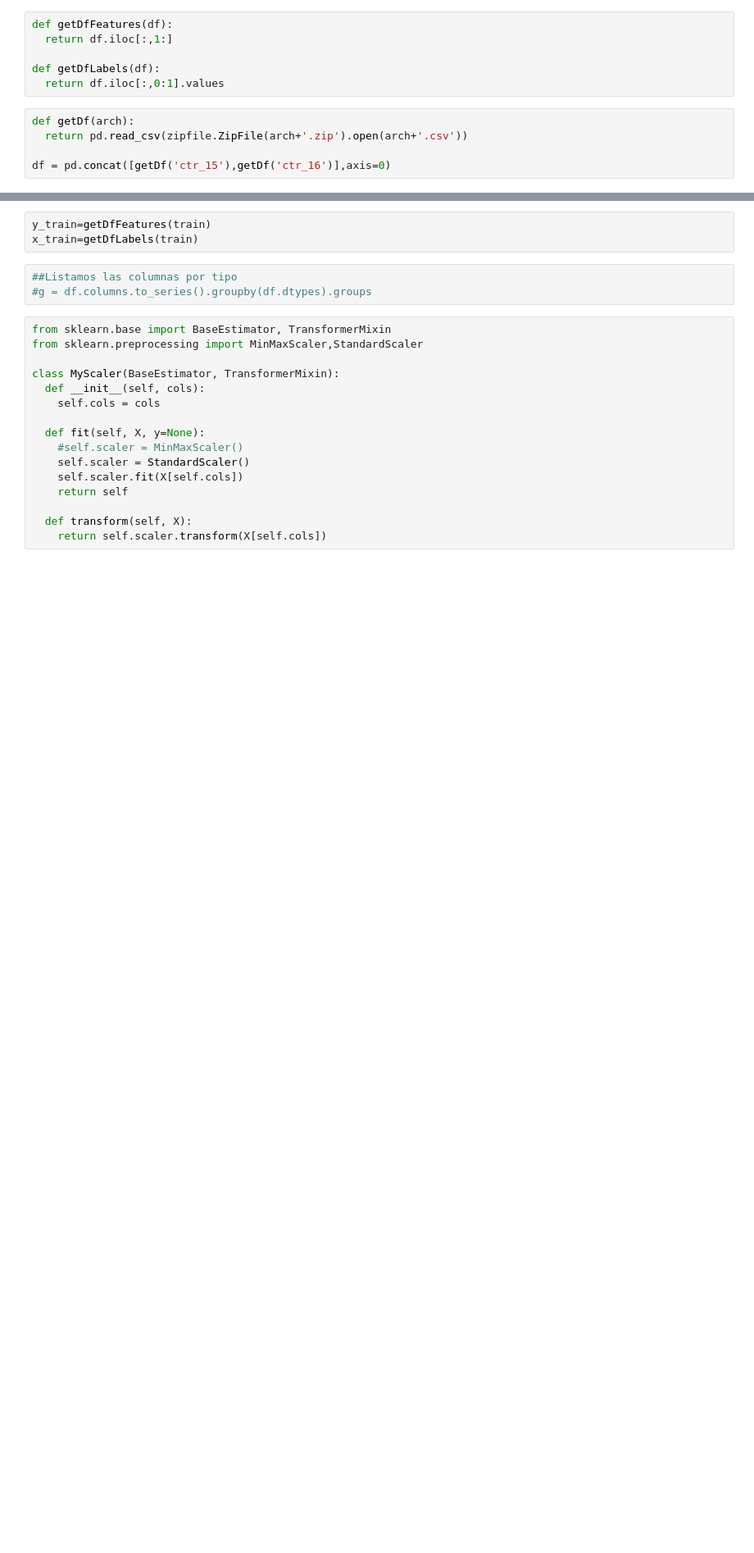
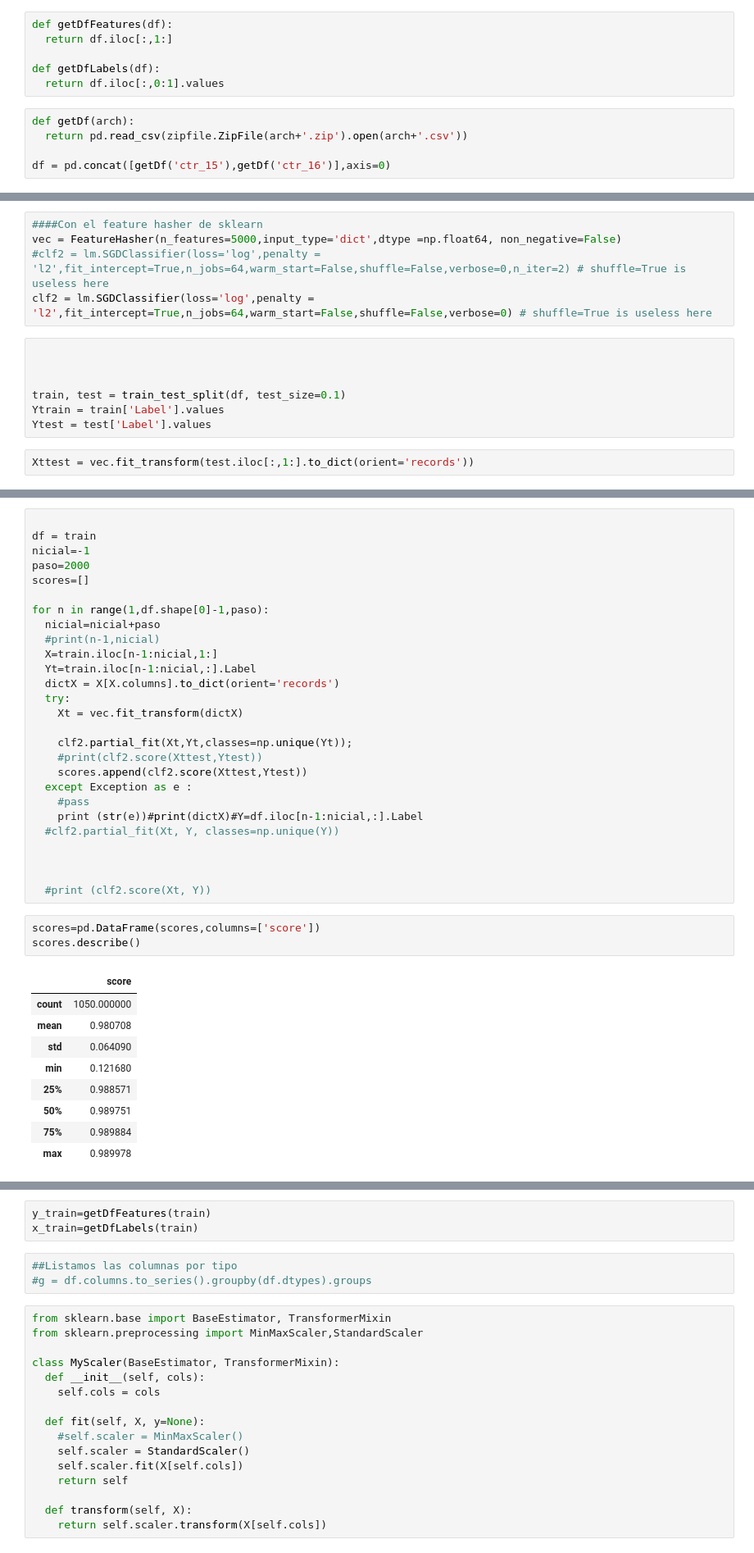
Before and after one commit to lycohen/ds_desafio_I, a Jupyter notebook: Desafio_III_con_pandas.ipynb, the cells around one changed output, grey strips where cells are left out. Shown: that part at 82% size. Cells and saved outputs as stored; diff of their text form; blank space fills up the shorter version.

```diff
--- a/Desafio_III_con_pandas.ipynb
+++ b/Desafio_III_con_pandas.ipynb
@@ -87,0 +101,14 @@ train, test = train_test_split(df, test_size=0.4)
+# %%
+####Con el feature hasher de sklearn
+vec = FeatureHasher(n_features=5000,input_type='dict',dtype =np.float64, non_negative=False)
+#clf2 = lm.SGDClassifier(loss='log',penalty = 'l2',fit_intercept=True,n_jobs=64,warm_start=False,shuffle=False,verbose=0,n_iter=2) # shuffle=True is useless here
+clf2 = lm.SGDClassifier(loss='log',penalty = 'l2',fit_intercept=True,n_jobs=64,warm_start=False,shuffle=False,verbose=0) # shuffle=True is useless here
+# %%
+
+
+
+train, test = train_test_split(df, test_size=0.1)
+Ytrain = train['Label'].values
+Ytest = test['Label'].values
+# %%
+Xttest = vec.fit_transform(test.iloc[:,1:].to_dict(orient='records'))
@@ -87,0 +121,40 @@ train, test = train_test_split(df, test_size=0.4)
+# %%
+
+df = train
+nicial=-1
+paso=2000
+scores=[]
+
+for n in range(1,df.shape[0]-1,paso):
+  nicial=nicial+paso
+  #print(n-1,nicial)
+  X=train.iloc[n-1:nicial,1:]
+  Yt=train.iloc[n-1:nicial,:].Label
+  dictX = X[X.columns].to_dict(orient='records')
+  try:
+    Xt = vec.fit_transform(dictX)
+
+    clf2.partial_fit(Xt,Yt,classes=np.unique(Yt));
+    #print(clf2.score(Xttest,Ytest))
+    scores.append(clf2.score(Xttest,Ytest))
+  except Exception as e :
+    #pass
+    print (str(e))#print(dictX)#Y=df.iloc[n-1:nicial,:].Label
+  #clf2.partial_fit(Xt, Y, classes=np.unique(Y))
+
+
+
+  #print (clf2.score(Xt, Y))
+# %%
+scores=pd.DataFrame(scores,columns=['score'])
+scores.describe()
+# %% [output]
+|  | score |
+| count | 1050.000000 |
+| mean | 0.980708 |
+| std | 0.064090 |
+| min | 0.121680 |
+| 25% | 0.988571 |
+| 50% | 0.989751 |
+| 75% | 0.989884 |
+| max | 0.989978 |
```
Also changed, not shown: parts of 7 cells of this notebook.
